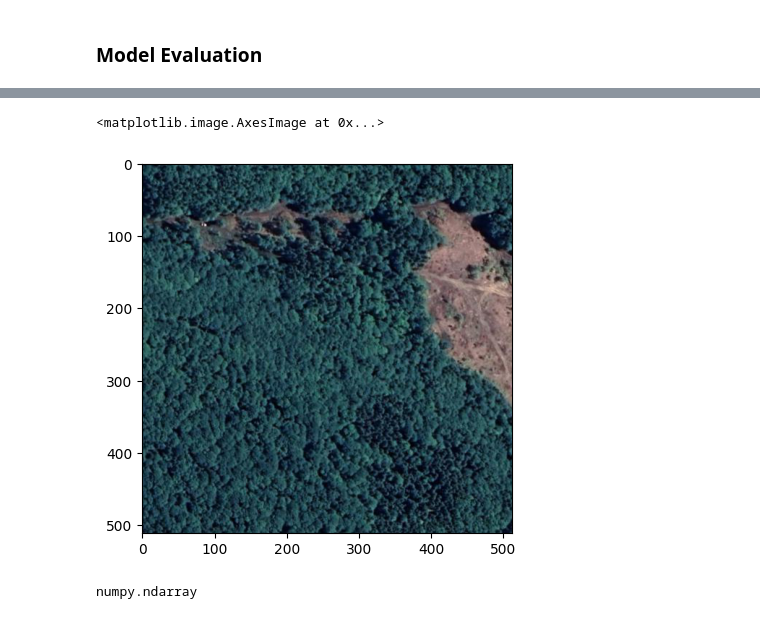
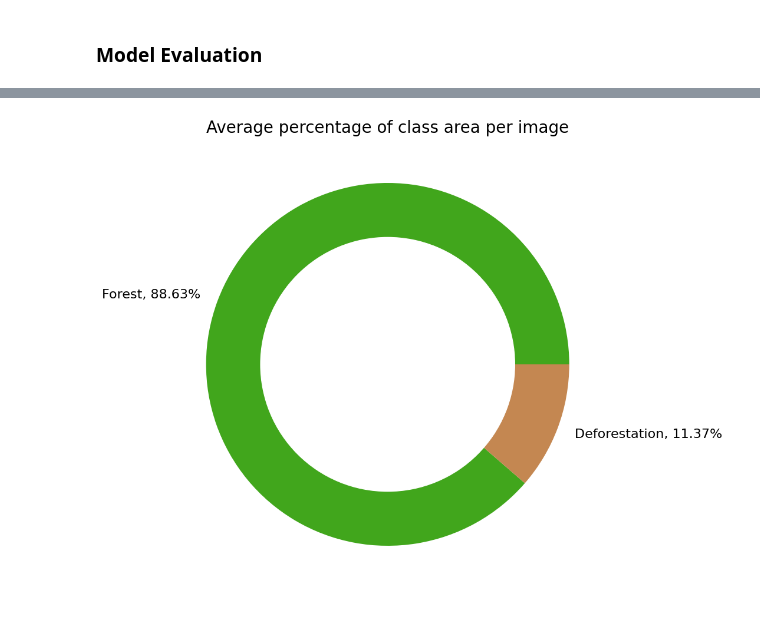
Before and after one commit to lassana99/EcoVision_PAS_2023, a Jupyter notebook: models/model_v1.ipynb, the cells around one changed output, grey strips where cells are left out. Cells and saved outputs as stored; diff of their text form; code cells hidden in the pictures.

```diff
--- a/models/model_v1.ipynb
+++ b/models/model_v1.ipynb
@@ -674,16 +591,44 @@ plt.imshow(prediction)
 <matplotlib.image.AxesImage at 0x...>
 [figure]
-# %%
-sample_image = np.asarray(PIL.Image.open(f'/content/gdrive/MyDrive/dataset/data/data_shaffled_8_04_2021/images/{img}'))
-
-plt.imshow(sample_image)
-# %% [output]
-<matplotlib.image.AxesImage at 0x...>
-[figure, removed]
-# %%
-cmap = colors.ListedColormap(['green', 'blue', 'red'])
-plt.imsave('prediction2.png', prediction, cmap=cmap)  # Utilisez 'cmap' si nécessaire
+# %%
+def compute_percentage(image):
+    plt.imsave('prediction.png', prediction)
+    image = cv2.imread('prediction.png')
+
+    image_rgb = cv2.cvtColor(image, cv2.COLOR_BGR2RGB)
+
+    green_lower = np.array([0, 128, 0], dtype=np.uint8)
+    green_upper = np.array([100, 255, 100], dtype=np.uint8)
+    green_mask = cv2.inRange(image_rgb, green_lower, green_upper)
+
+    green_pixel_count = np.count_nonzero(green_mask)
+    total_pixel_count = image.shape[0] * image.shape[1]
+    percentage_green = (green_pixel_count / total_pixel_count) * 100
+
+    os.remove('prediction.png')
+
+    return percentage_green
+# %%
+def show_average_percentage(image):
+    percentage_green = compute_percentage(image)
+    size = [percentage_green / 100, (100 - percentage_green) / 100]
+    percents = [str(round(i*100, 2))+"%" for i in size]
+    names = [f"Forest, {percents[0]}", f"Deforestation, {percents[1]}"]
+    plt.figure(figsize=(12, 10))
+    my_circle = plt.Circle((0, 0), 0.7, color='white')
+    custom_colors = [(196/255, 135/255, 81/255), (65/255, 166/255, 28/255)]
+
+    if size[0] <= .5:
+        custom_colors = [(65/255, 166/255, 28/255), (196/255, 135/255, 81/255)]
+
+    cmap = ListedColormap(custom_colors)
+    plt.title("Average percentage of class area per image", fontsize=20)
+    plt.pie(size, labels=names, colors=cmap(size), textprops={'fontsize': 16})
+    p = plt.gcf()
+    p.gca().add_artist(my_circle)
+    plt.savefig("Average_percentage_of_class_area_per_image.png")
+    plt.show()
 # %%
-type(prediction)
+show_average_percentage(prediction)
 # %% [output]
-numpy.ndarray
+[figure, added]
```
Also changed, not shown: parts of 24 cells of this notebook.
